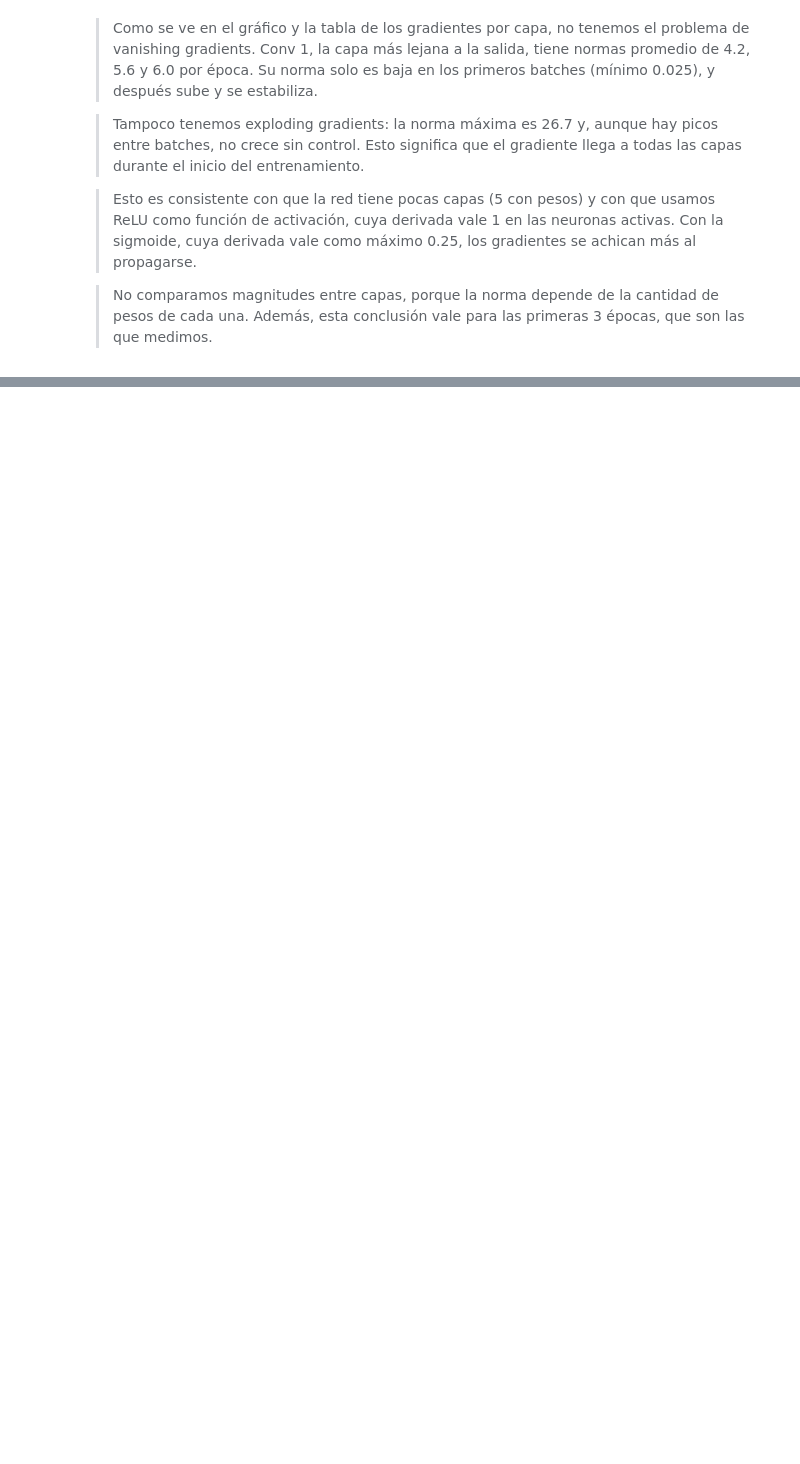
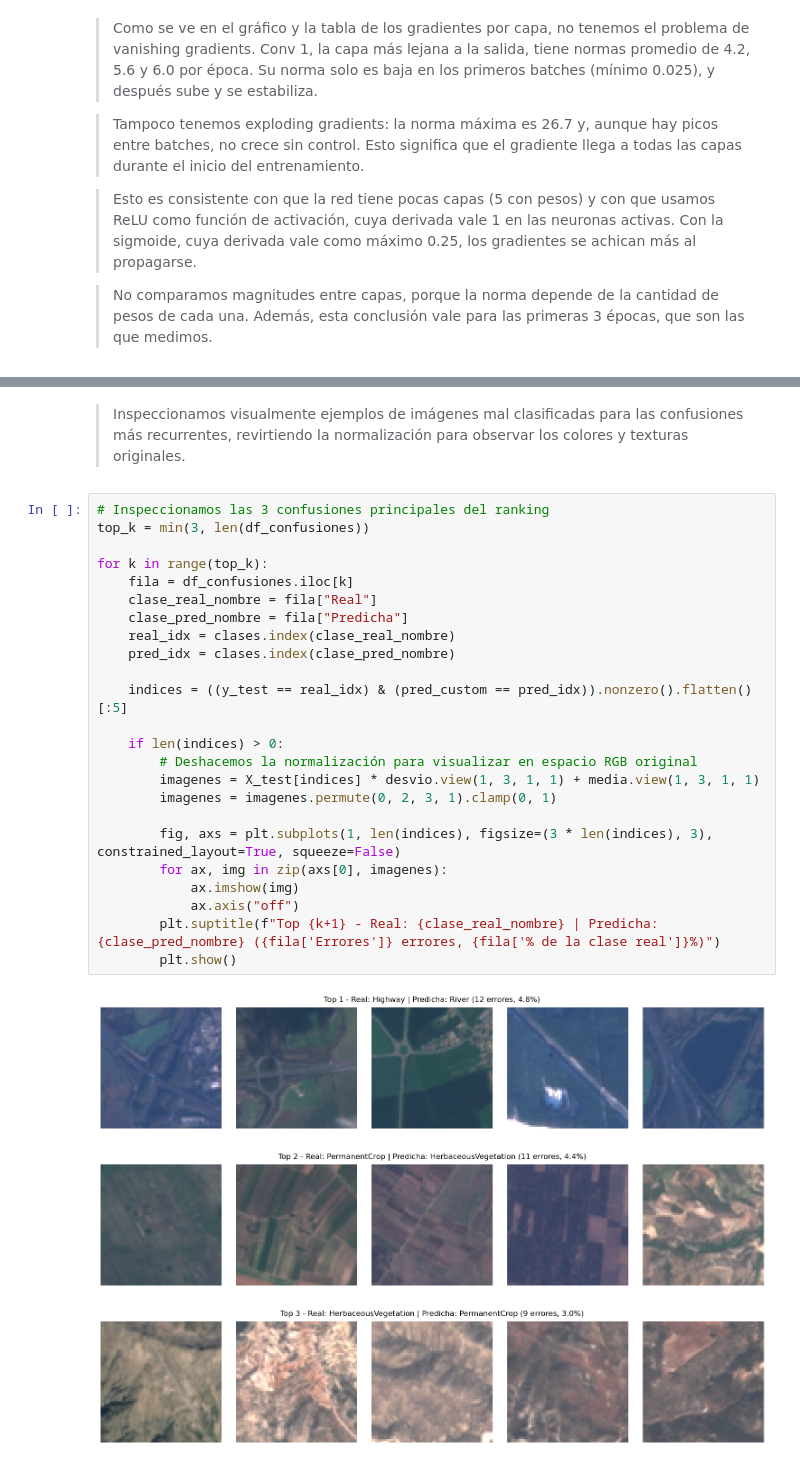
Before and after one commit to manuelferrario/tp3-redes-neuronales-EuroSAT, a Jupyter notebook: tp3.ipynb, the cells around one changed output, grey strips where cells are left out. Saved outputs shown, nothing was run; the diff lists cells and outputs as text; blank space fills up the shorter version.

```diff
--- a/tp3.ipynb
+++ b/tp3.ipynb
@@ -891,0 +840,30 @@ Linear 2   3.4526   2.9520   2.8029  1.0658  0.0941  10.1981
+# %% [markdown]
+> Inspeccionamos visualmente ejemplos de imágenes mal clasificadas para las confusiones más recurrentes, revirtiendo la normalización para observar los colores y texturas originales.
+# %%
+# Inspeccionamos las 3 confusiones principales del ranking
+top_k = min(3, len(df_confusiones))
+
+for k in range(top_k):
+    fila = df_confusiones.iloc[k]
+    clase_real_nombre = fila["Real"]
+    clase_pred_nombre = fila["Predicha"]
+    real_idx = clases.index(clase_real_nombre)
+    pred_idx = clases.index(clase_pred_nombre)
+
+    indices = ((y_test == real_idx) & (pred_custom == pred_idx)).nonzero().flatten()[:5]
+
+    if len(indices) > 0:
+        # Deshacemos la normalización para visualizar en espacio RGB original
+        imagenes = X_test[indices] * desvio.view(1, 3, 1, 1) + media.view(1, 3, 1, 1)
+        imagenes = imagenes.permute(0, 2, 3, 1).clamp(0, 1)
+
+        fig, axs = plt.subplots(1, len(indices), figsize=(3 * len(indices), 3), constrained_layout=True, squeeze=False)
+        for ax, img in zip(axs[0], imagenes):
+            ax.imshow(img)
+            ax.axis("off")
+        plt.suptitle(f"Top {k+1} - Real: {clase_real_nombre} | Predicha: {clase_pred_nombre} ({fila['Errores']} errores, {fila['% de la clase real']}%)")
+        plt.show()
+# %% [output]
+[figure, added]
+[figure, added]
+[figure, added]
```
Also changed, not shown: parts of 29 cells of this notebook.
